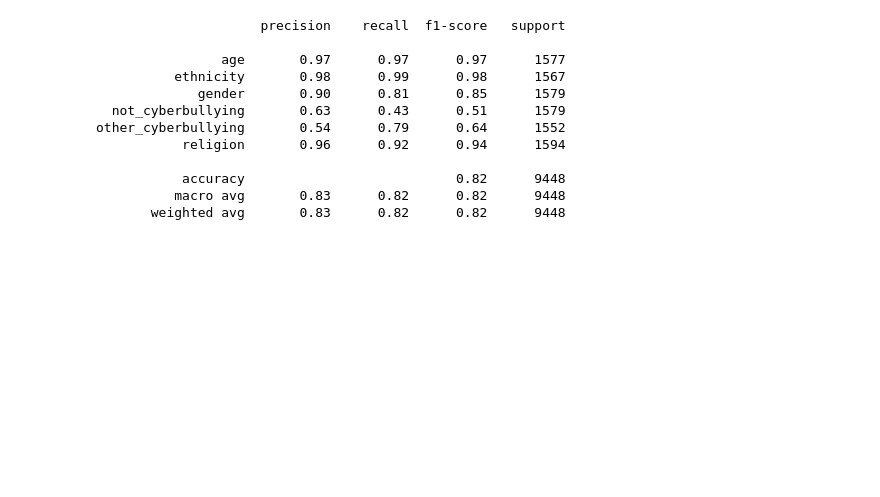
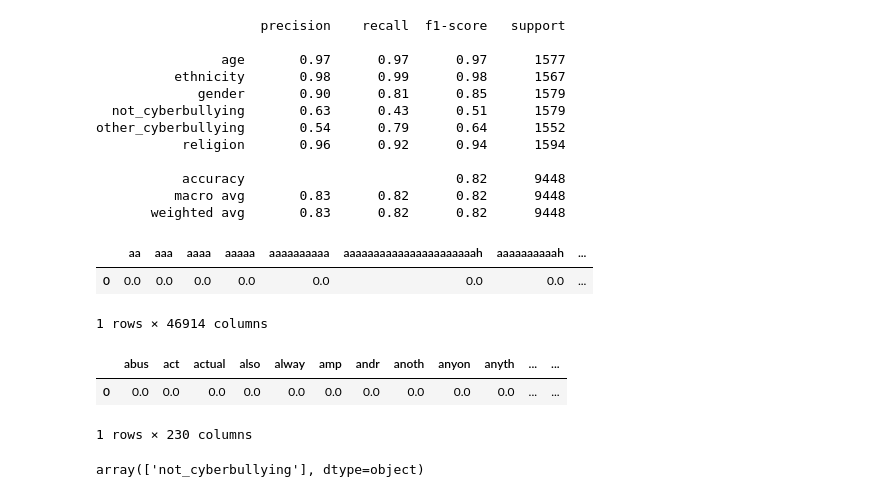
Before and after one commit to Poopa404/se482_nlp_cyberbully, a Jupyter notebook: model.ipynb, the cells around one changed output. Cells and saved outputs as stored; diff of their text form; code cells hidden in the pictures; blank space fills up the shorter version.

```diff
--- a/model.ipynb
+++ b/model.ipynb
@@ -216,3 +216,6 @@ other_cyberbullying       0.54      0.79      0.64      1552
        weighted avg       0.83      0.82      0.82      9448
 # %%
 pickle.dump(svm_model, open('resources/svm_model.pkl', 'wb'))
+# %%
+tfidf_vect = pickle.load(open('resources/tfidf_vect.pkl','rb'))
+var_thr = pickle.load(open('resources/var_thr.pkl','rb'))
@@ -218,0 +228,37 @@ pickle.dump(svm_model, open('resources/svm_model.pkl', 'wb'))
+# %%
+def clean_text(text):
+    ps = PorterStemmer()
+    t = text
+    t = re.sub(r'[^a-zA-Z]', ' ', t)
+    t = re.sub(r'\s+', ' ', t)
+    t = t.lower()
+    t = t.strip()
+    t = word_tokenize(t)
+    stop_dict = set(stopwords.words('English'))
+    t = list(OrderedSet(t) - stop_dict)
+    t = [word for word in t if len(word)>2]
+    t = [ps.stem(w) for w in t]
+    t = ' '.join(t)
+
+    return t
+# %%
+tfidf_df = tfidf_vect.transform([clean_text('this is bullying')])
+tfidf_df = pd.DataFrame(tfidf_df.toarray(),columns=tfidf_vect.get_feature_names_out())
+tfidf_df
+# %% [output]
+|  | aa | aaa | aaaa | aaaaa | aaaaaaaaaa | aaaaaaaaaaaaaaaaaaaaaah | aaaaaaaaaah | ... |
+| 0 | 0.0 | 0.0 | 0.0 | 0.0 | 0.0 | 0.0 | 0.0 | ... |
+1 rows × 46914 columns
+# %%
+var_df = tfidf_df[var_thr.get_feature_names_out()]
+var_df
+# %% [output]
+|  | abus | act | actual | also | alway | amp | andr | anoth | anyon | anyth | ... | ... |
+| 0 | 0.0 | 0.0 | 0.0 | 0.0 | 0.0 | 0.0 | 0.0 | 0.0 | 0.0 | 0.0 | ... | ... |
+1 rows × 230 columns
+# %%
+dtc_model = pickle.load(open('resources/dtc_model.pkl','rb'))
+
+dtc_model.predict(var_df)
+# %% [output]
+array(['not_cyberbullying'], dtype=object)
```
Also changed, not shown: parts of 1 cell of this notebook, 1 other file.
